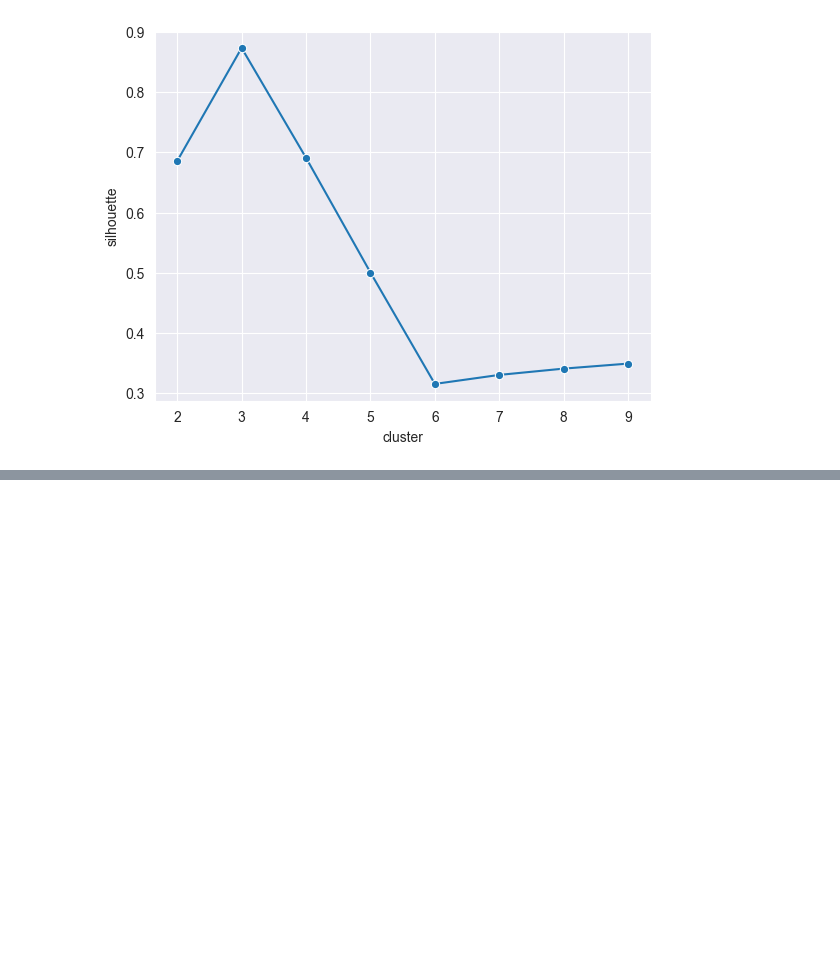
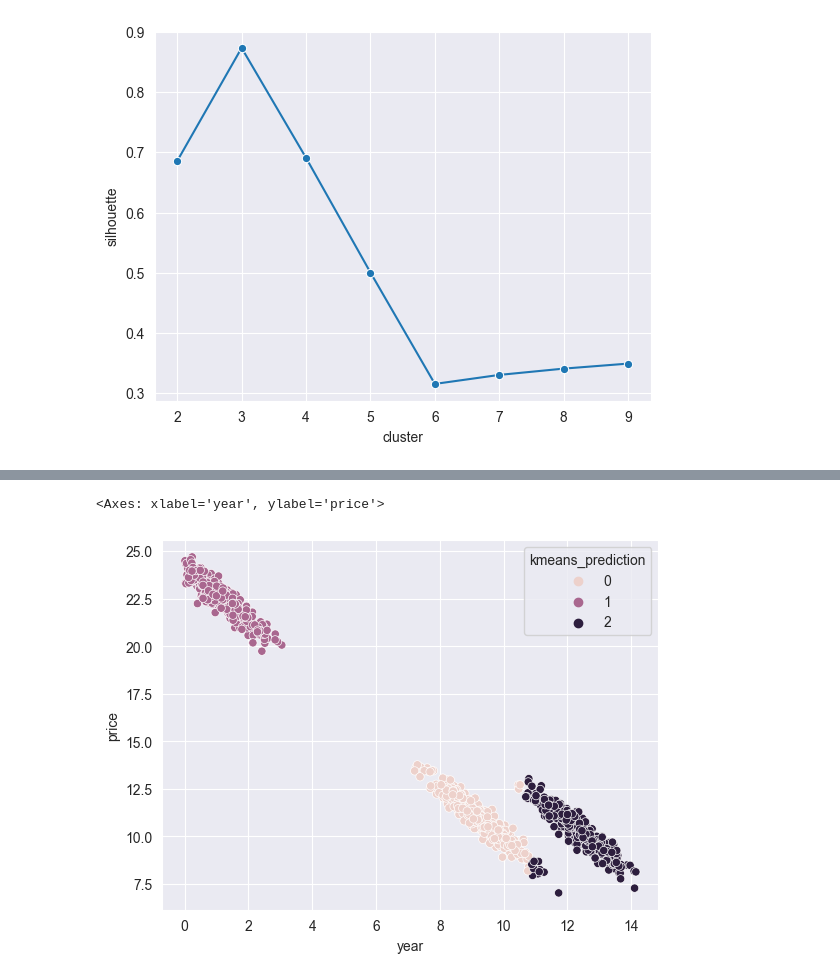
Before and after one commit to DenisBaburin/ds_school_148, a Jupyter notebook: DS_school/ML basics/ML-4_Обучение без учителя_кластеризация и техники понижения размерности/dst3-ml4-2_clusterization.ipynb, the cells around one changed output, grey strips where cells are left out. Saved outputs shown, nothing was run; the diff lists cells and outputs as text; code cells hidden in the pictures; blank space fills up the shorter version.

```diff
--- a/DS_school/ML basics/ML-4_Обучение без учителя_кластеризация и техники понижения размерности/dst3-ml4-2_clusterization.ipynb
+++ b/DS_school/ML basics/ML-4_Обучение без учителя_кластеризация и техники понижения размерности/dst3-ml4-2_clusterization.ipynb
@@ -395,0 +428,8 @@ sns.lineplot(data=silhouette_df, x='cluster', y='silhouette', marker='o')
+# %%
+k_means = KMeans(n_clusters=3, random_state=42)
+k_means.fit(X)
+df['kmeans_prediction'] = k_means.predict(X)
+sns.scatterplot(x=df.year, y=df.price, hue=df.kmeans_prediction)
+# %% [output]
+<Axes: xlabel='year', ylabel='price'>
+[figure, added]
```
Also changed, not shown: parts of 18 cells of this notebook, 2 other files.
